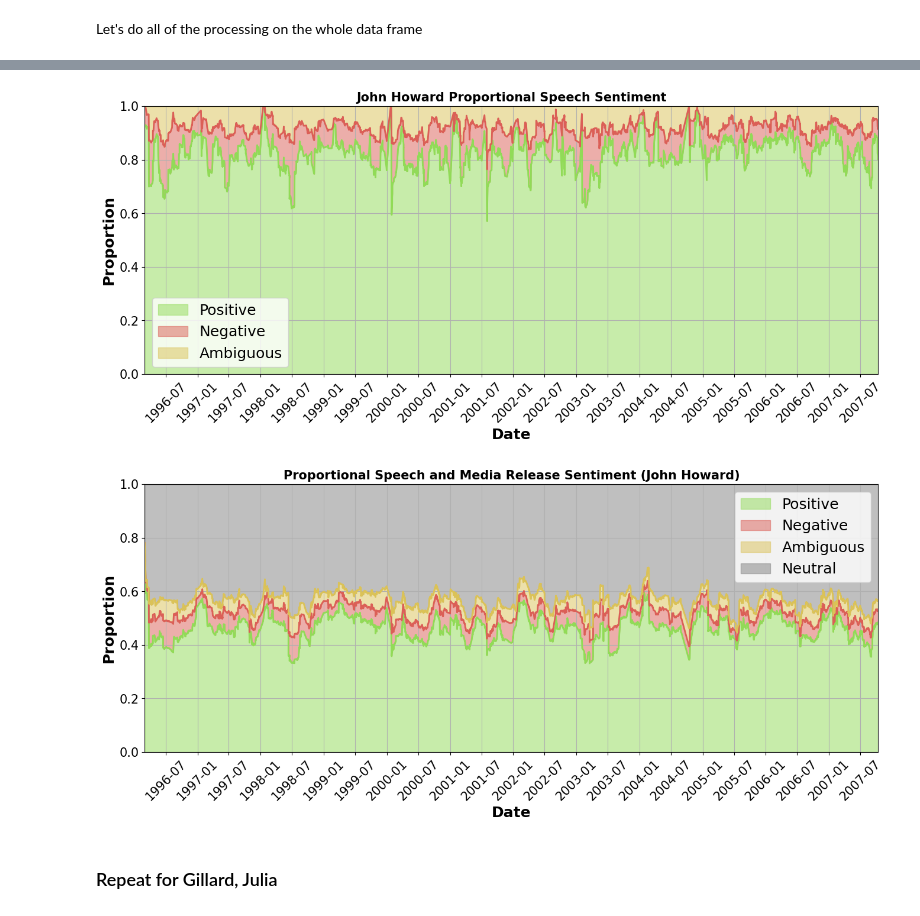
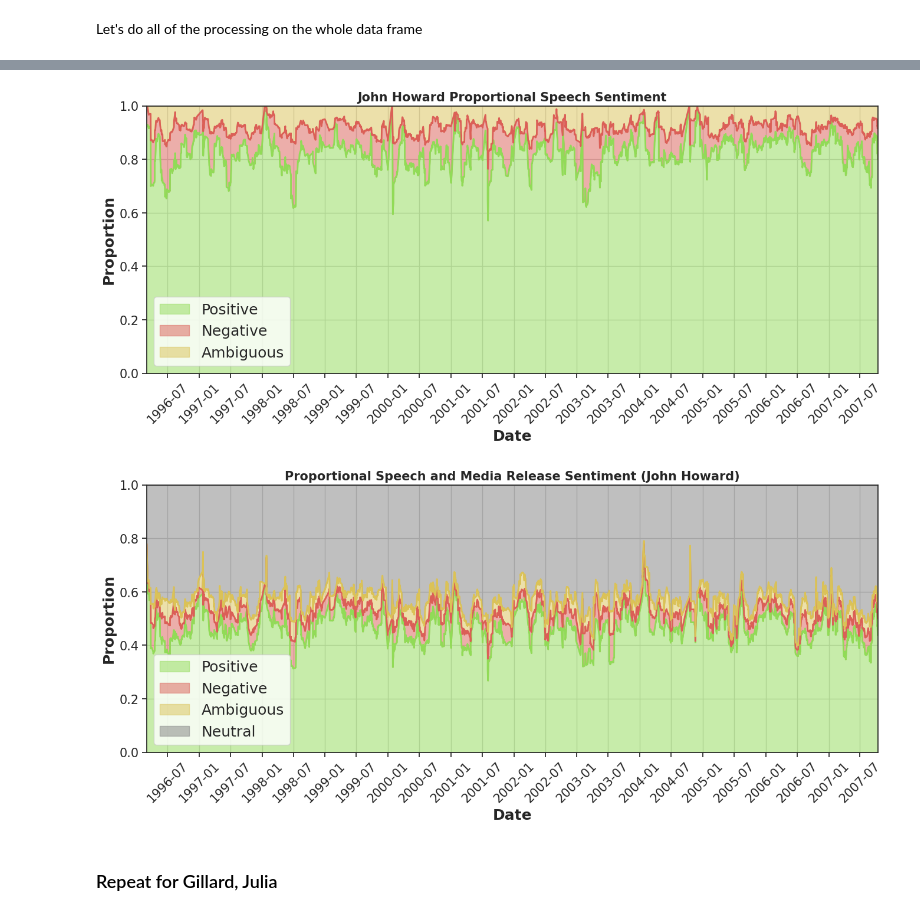
Before and after one commit to thaum-io/language-of-leadership, a Jupyter notebook: nb/VisEmotion2.ipynb, the cells around one changed output, grey strips where cells are left out. Saved outputs shown, nothing was run; the diff lists cells and outputs as text; code cells hidden in the pictures.

```diff
--- a/nb/VisEmotion2.ipynb
+++ b/nb/VisEmotion2.ipynb
@@ -252,16 +252,18 @@ def plot_coarse_emotion_proportions(df_coarse, window='120d', title='PM Speech S
     plt.xlabel('Date',  fontweight='bold')
     plt.ylabel('Proportion',  fontweight='bold')
     plt.title(title,  fontweight='bold' )
+# %%
+win_len = '30d'
 # %%
 df_coarse = get_coarse_proportional_emotion_df(df[df['pm']=='Howard, John'])
-plot_coarse_emotion_proportions(df_coarse, window='30d', title='John Howard Proportional Speech Sentiment')
+plot_coarse_emotion_proportions(df_coarse, window=win_len, title='John Howard Proportional Speech Sentiment')
 # %% [output]
-[figure, old version]
+[figure, new version]
 # %%
 df_coarse = get_coarse_proportional_emotion_df_with_neutral(df[df['pm']=='Howard, John'])
-plot_coarse_emotion_proportions(df_coarse, window='60d', title='Proportional Speech and Media Release Sentiment (John Howard)')
+plot_coarse_emotion_proportions(df_coarse, window=win_len, title='Proportional Speech and Media Release Sentiment (John Howard)')
 # %% [output]
-[figure, old version]
+[figure, new version]
 # %% [markdown]
 ### Repeat for Gillard, Julia
 # %%
```
Also changed, not shown: parts of 14 cells of this notebook, 2 other files.
